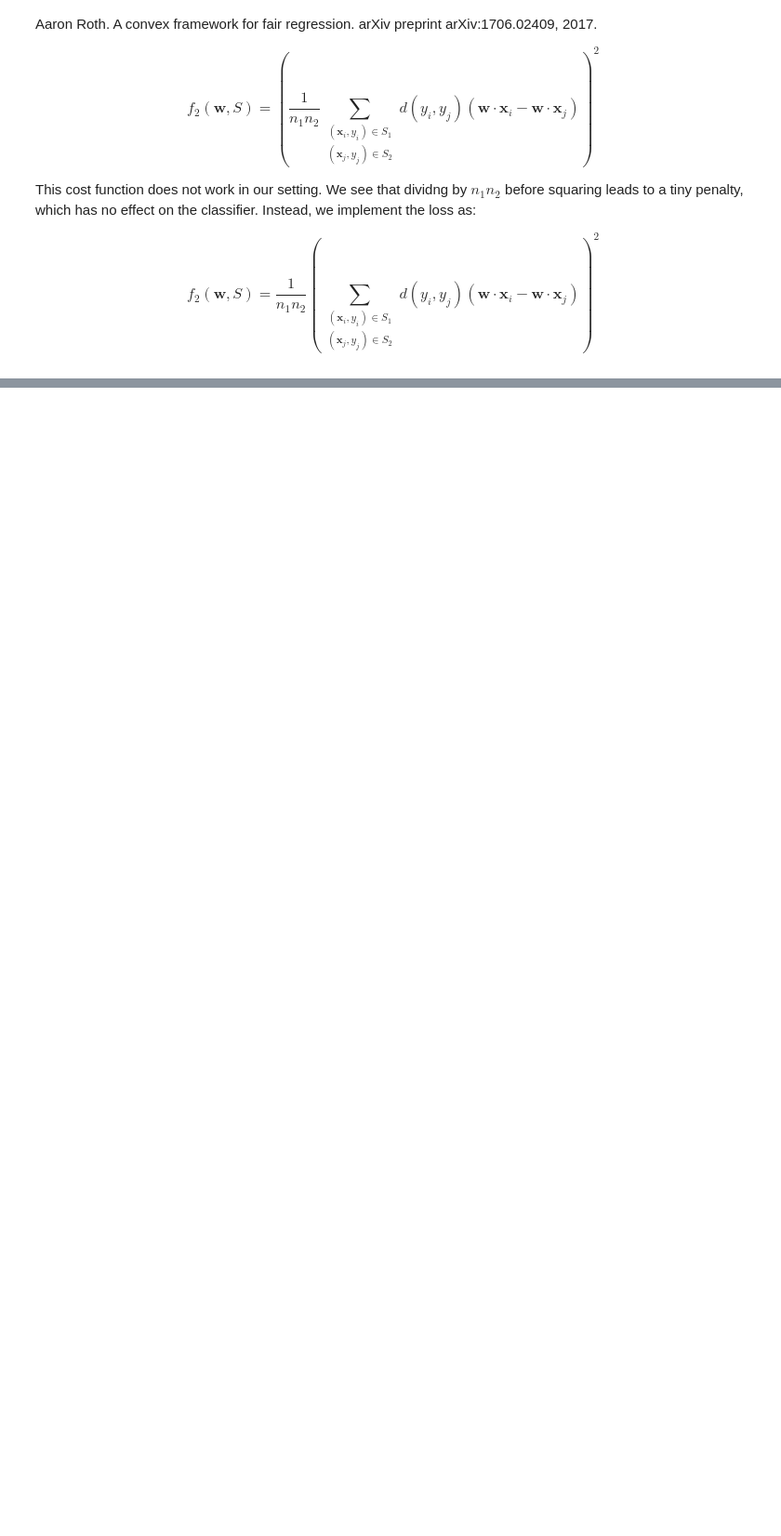
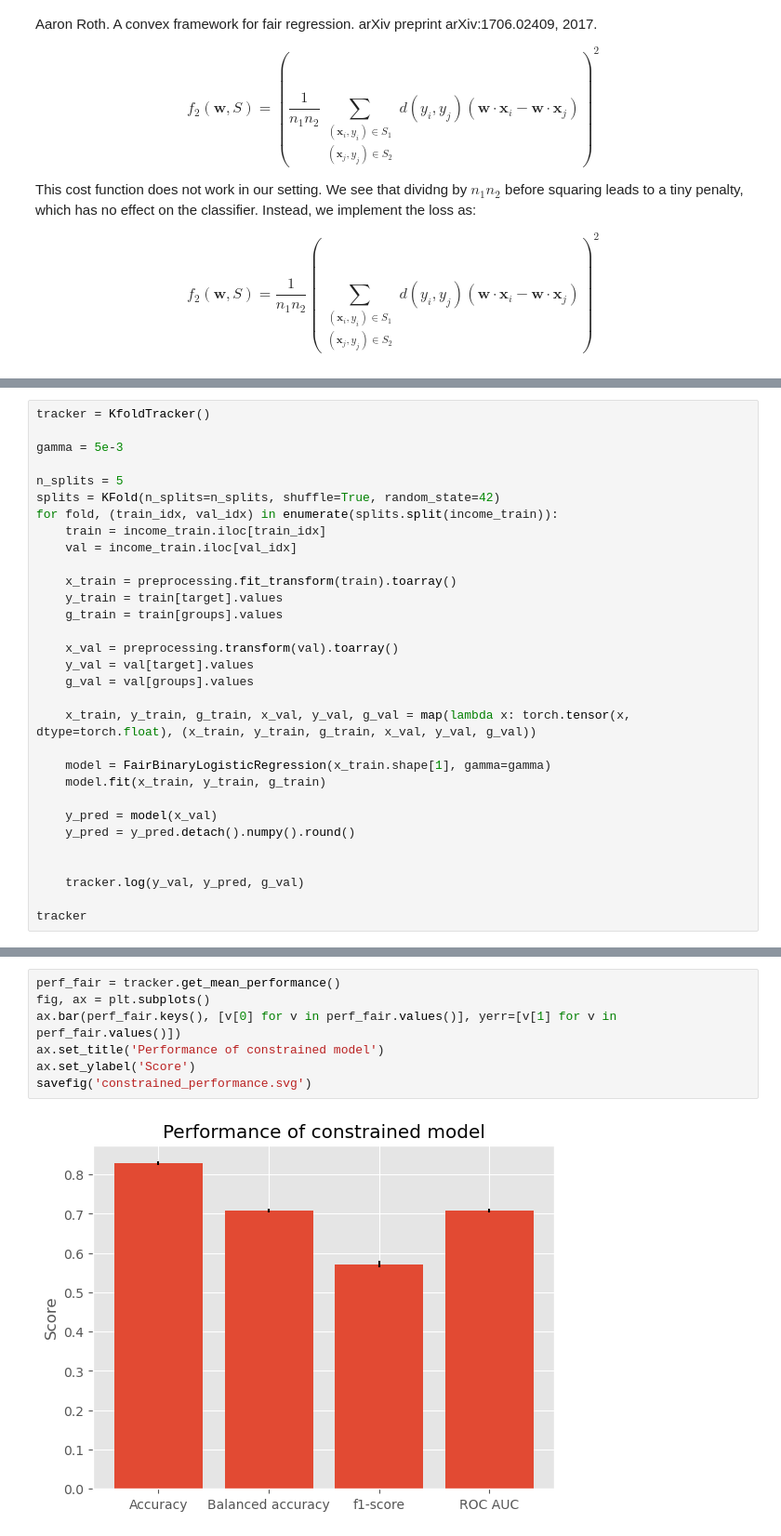
Before and after one commit to Marcus-Friis/afae-exam, a Jupyter notebook: notebook.ipynb, the cells around one changed output, grey strips where cells are left out. Shown at 93% size. Drawn from its saved outputs; the diff is of its cells as text; blank space fills up the shorter version.

```diff
--- a/notebook.ipynb
+++ b/notebook.ipynb
@@ -346,0 +325,31 @@ plt.plot(losses)
+# %%
+tracker = KfoldTracker()
+
+gamma = 5e-3
+
+n_splits = 5
+splits = KFold(n_splits=n_splits, shuffle=True, random_state=42)
+for fold, (train_idx, val_idx) in enumerate(splits.split(income_train)):
+    train = income_train.iloc[train_idx]
+    val = income_train.iloc[val_idx]
+
+    x_train = preprocessing.fit_transform(train).toarray()
+    y_train = train[target].values
+    g_train = train[groups].values
+
+    x_val = preprocessing.transform(val).toarray()
+    y_val = val[target].values
+    g_val = val[groups].values
+
+    x_train, y_train, g_train, x_val, y_val, g_val = map(lambda x: torch.tensor(x, dtype=torch.float), (x_train, y_train, g_train, x_val, y_val, g_val))
+
+    model = FairBinaryLogisticRegression(x_train.shape[1], gamma=gamma)
+    model.fit(x_train, y_train, g_train)
+
+    y_pred = model(x_val)
+    y_pred = y_pred.detach().numpy().round()
+
+
+    tracker.log(y_val, y_pred, g_val)
+
+tracker
@@ -346,0 +366,9 @@ plt.plot(losses)
+# %%
+perf_fair = tracker.get_mean_performance()
+fig, ax = plt.subplots()
+ax.bar(perf_fair.keys(), [v[0] for v in perf_fair.values()], yerr=[v[1] for v in perf_fair.values()])
+ax.set_title('Performance of constrained model')
+ax.set_ylabel('Score')
+savefig('constrained_performance.svg')
+# %% [output]
+[figure, added]
```
Also changed, not shown: parts of 26 cells of this notebook, 5 other files.
